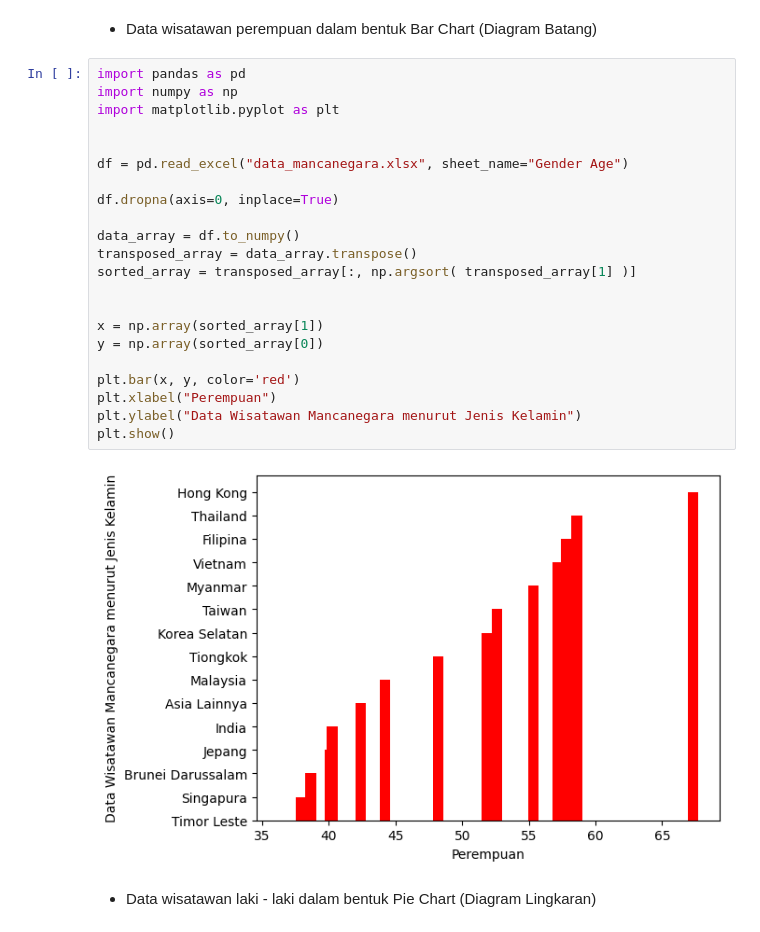
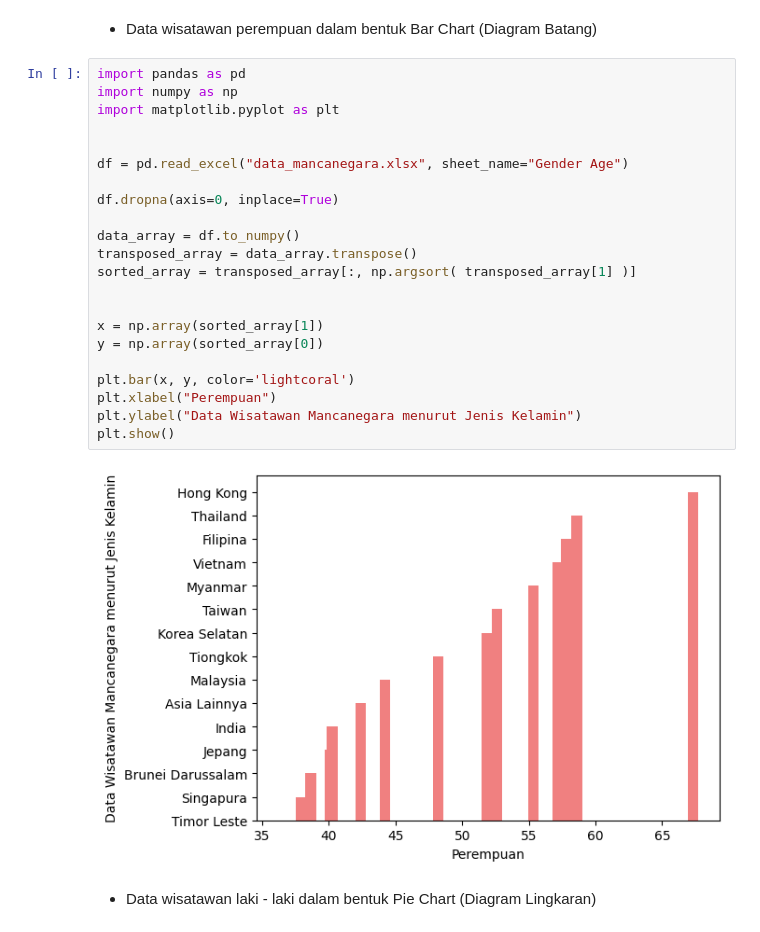
Before and after one commit to VinnyLinda20/TugasSesi4-DataWrangling, a Jupyter notebook: sesi4_datawrangling.ipynb, the cells around one changed output. Saved outputs shown, nothing was run; the diff lists cells and outputs as text.

```diff
--- a/sesi4_datawrangling.ipynb
+++ b/sesi4_datawrangling.ipynb
@@ -104,27 +133,27 @@ plt.show()
 # %%
 import pandas as pd
 import numpy as np
 import matplotlib.pyplot as plt
 
 
 df = pd.read_excel("data_mancanegara.xlsx", sheet_name="Gender Age")
 
 df.dropna(axis=0, inplace=True)
 
 data_array = df.to_numpy()
 transposed_array = data_array.transpose()
 sorted_array = transposed_array[:, np.argsort( transposed_array[1] )]
 
 
 x = np.array(sorted_array[1])
 y = np.array(sorted_array[0])
 
-plt.bar(x, y, color='red')
+plt.bar(x, y, color='lightcoral')
 plt.xlabel("Perempuan")
 plt.ylabel("Data Wisatawan Mancanegara menurut Jenis Kelamin")
 plt.show()
 # %% [output]
-[figure, old version]
+[figure, new version]
 # %% [markdown]
 - Data wisatawan laki - laki dalam bentuk Pie Chart (Diagram Lingkaran)
 # %%
```
Also changed, not shown: parts of 3 cells of this notebook.
